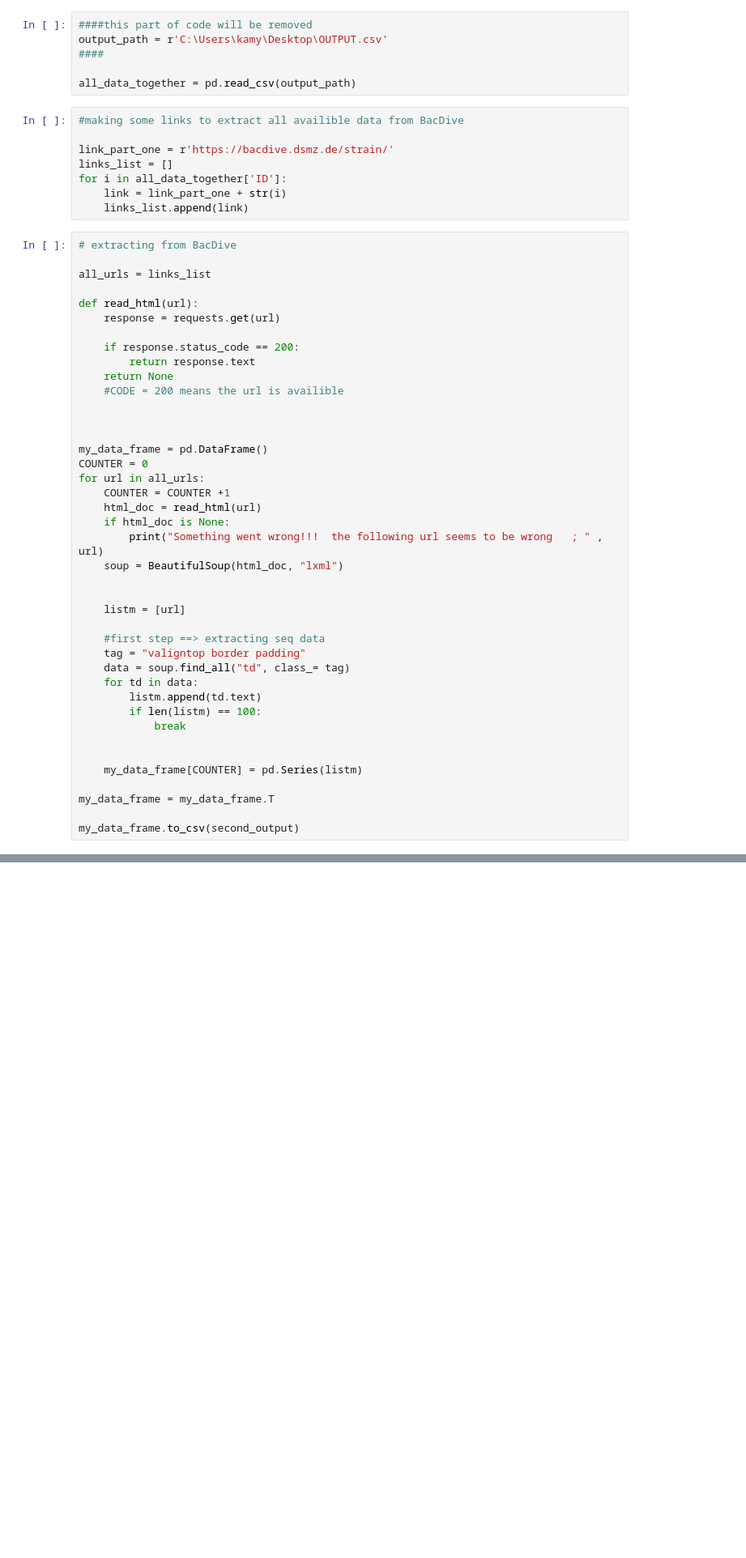
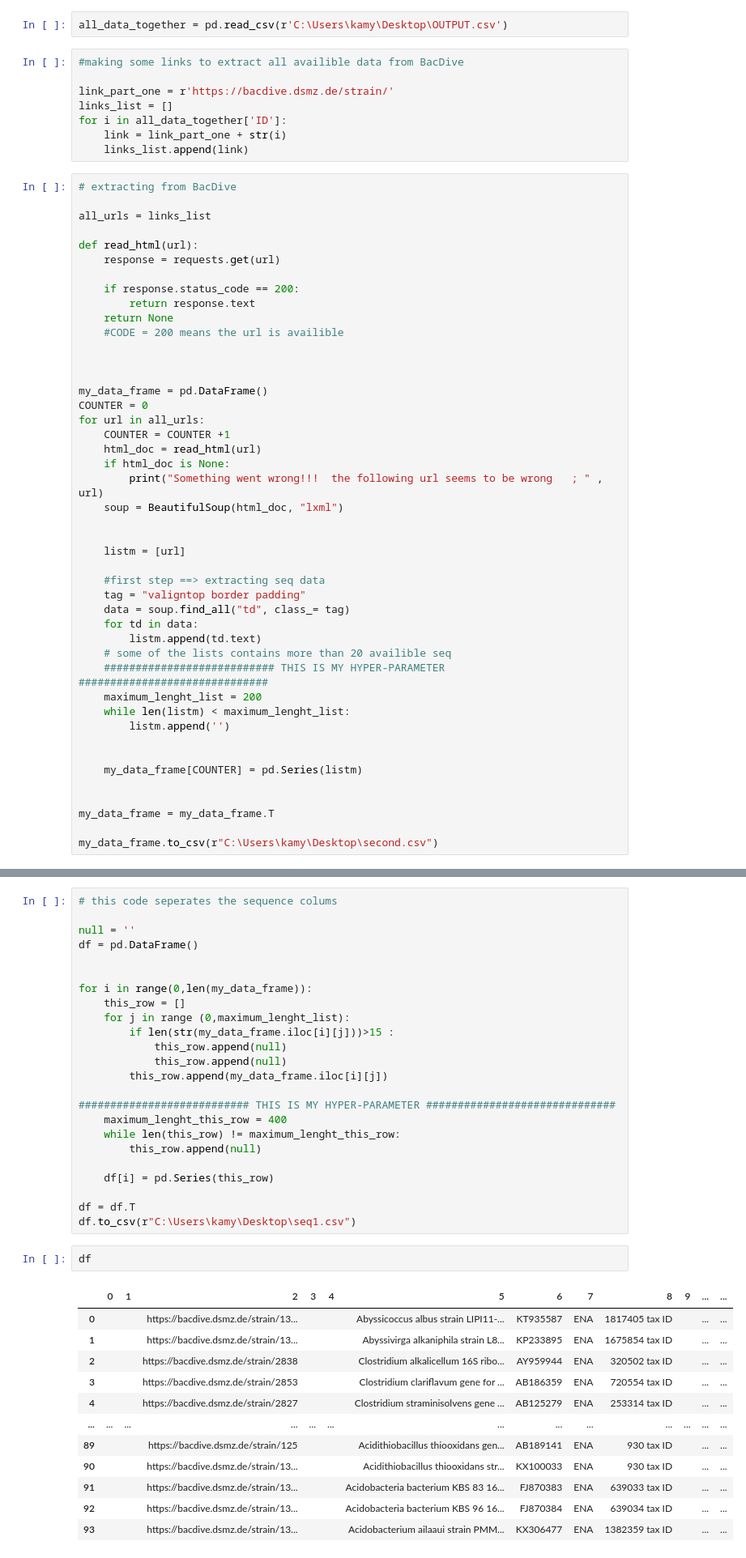
Before and after one commit to kambiz-kalhor/project1-data-collection, a Jupyter notebook: unified code_stage1.ipynb, the cells around one changed output, grey strips where cells are left out. Shown: that part at 81% size. Saved outputs shown, nothing was run; the diff lists cells and outputs as text; blank space fills up the shorter version.

```diff
--- a/unified code_stage1.ipynb
+++ b/unified code_stage1.ipynb
@@ -573,11 +573,7 @@ all_data_together.to_csv(output_path)
 # %% [markdown]
 what are the availible seq data according to BacDive????
 # %%
-####this part of code will be removed
-output_path = r'C:\Users\kamy\Desktop\OUTPUT.csv'
-####
-
-all_data_together = pd.read_csv(output_path)
+all_data_together = pd.read_csv(r'C:\Users\kamy\Desktop\OUTPUT.csv')
 # %%
 #making some links to extract all availible data from BacDive
 
@@ -618,12 +614,16 @@ for url in all_urls:
     data = soup.find_all("td", class_= tag)
     for td in data:
         listm.append(td.text)
-        if len(listm) == 100:
-            break
+    # some of the lists contains more than 20 availible seq
+    ########################### THIS IS MY HYPER-PARAMETER ##############################
+    maximum_lenght_list = 200
+    while len(listm) < maximum_lenght_list:
+        listm.append('')
 
 
     my_data_frame[COUNTER] = pd.Series(listm)
 
+
 my_data_frame = my_data_frame.T
 
-my_data_frame.to_csv(second_output)
+my_data_frame.to_csv(r"C:\Users\kamy\Desktop\second.csv")
@@ -645,0 +648,39 @@ my_data_frame
+# %%
+# this code seperates the sequence colums
+
+null = ''
+df = pd.DataFrame()
+
+
+for i in range(0,len(my_data_frame)):
+    this_row = []
+    for j in range (0,maximum_lenght_list):
+        if len(str(my_data_frame.iloc[i][j]))>15 :
+            this_row.append(null)
+            this_row.append(null)
+        this_row.append(my_data_frame.iloc[i][j])
+
+########################### THIS IS MY HYPER-PARAMETER ##############################
+    maximum_lenght_this_row = 400
+    while len(this_row) != maximum_lenght_this_row:
+        this_row.append(null)
+
+    df[i] = pd.Series(this_row)
+
+df = df.T
+df.to_csv(r"C:\Users\kamy\Desktop\seq1.csv")
+# %%
+df
+# %% [output]
+|  | 0 | 1 | 2 | 3 | 4 | 5 | 6 | 7 | 8 | 9 | ... | ... |
+| 0 |  |  | https://bacdive.dsmz.de/strain/13... |  |  | Abyssicoccus albus strain LIPI11-... | KT935587 | ENA | 1817405 tax ID |  | ... | ... |
+| 1 |  |  | https://bacdive.dsmz.de/strain/13... |  |  | Abyssivirga alkaniphila strain L8... | KP233895 | ENA | 1675854 tax ID |  | ... | ... |
+| 2 |  |  | https://bacdive.dsmz.de/strain/2838 |  |  | Clostridium alkalicellum 16S ribo... | AY959944 | ENA | 320502 tax ID |  | ... | ... |
+| 3 |  |  | https://bacdive.dsmz.de/strain/2853 |  |  | Clostridium clariflavum gene for ... | AB186359 | ENA | 720554 tax ID |  | ... | ... |
+| 4 |  |  | https://bacdive.dsmz.de/strain/2827 |  |  | Clostridium straminisolvens gene ... | AB125279 | ENA | 253314 tax ID |  | ... | ... |
+| ... | ... | ... | ... | ... | ... | ... | ... | ... | ... | ... | ... | ... |
+| 89 |  |  | https://bacdive.dsmz.de/strain/125 |  |  | Acidithiobacillus thiooxidans gen... | AB189141 | ENA | 930 tax ID |  | ... | ... |
+| 90 |  |  | https://bacdive.dsmz.de/strain/13... |  |  | Acidithiobacillus thiooxidans str... | KX100033 | ENA | 930 tax ID |  | ... | ... |
+| 91 |  |  | https://bacdive.dsmz.de/strain/13... |  |  | Acidobacteria bacterium KBS 83 16... | FJ870383 | ENA | 639033 tax ID |  | ... | ... |
+| 92 |  |  | https://bacdive.dsmz.de/strain/13... |  |  | Acidobacteria bacterium KBS 96 16... | FJ870384 | ENA | 639034 tax ID |  | ... | ... |
+| 93 |  |  | https://bacdive.dsmz.de/strain/13... |  |  | Acidobacterium ailaaui strain PMM... | KX306477 | ENA | 1382359 tax ID |  | ... | ... |
```
Also changed, not shown: parts of 9 cells of this notebook.
